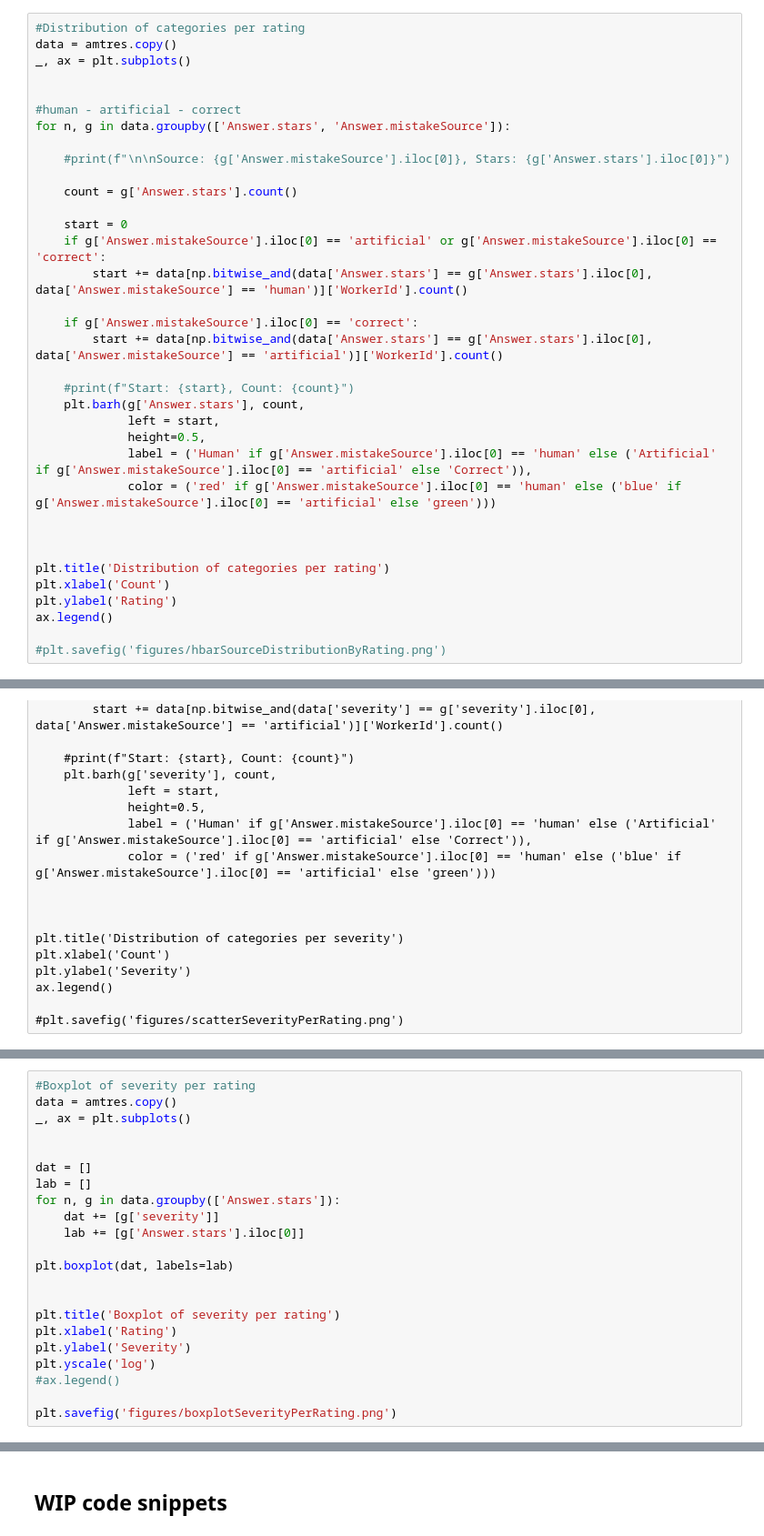
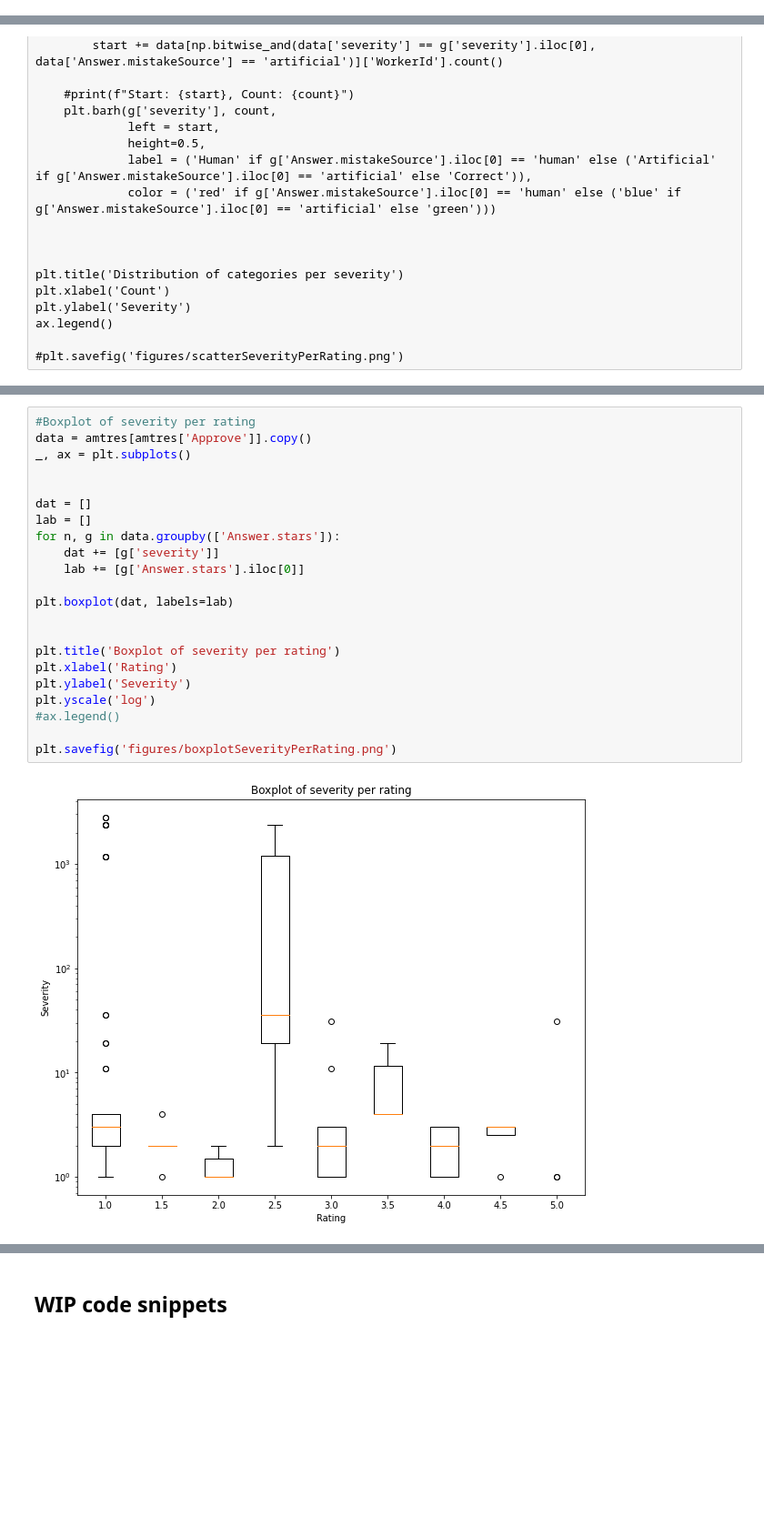
Before and after one commit to Malspherus/AmbiVec, a Jupyter notebook: main.ipynb, the cells around one changed output, grey strips where cells are left out. Shown at 91% size. Drawn from its saved outputs; the diff is of its cells as text; blank space fills up the shorter version.

```diff
--- a/main.ipynb
+++ b/main.ipynb
@@ -1238,35 +1400,0 @@ plt.savefig('figures/hbarSourceDistributionByRating.png')
-# %%
-#Distribution of categories per rating
-data = amtres.copy()
-_, ax = plt.subplots()
-
-
-#human - artificial - correct
-for n, g in data.groupby(['Answer.stars', 'Answer.mistakeSource']):
-
-    #print(f"\n\nSource: {g['Answer.mistakeSource'].iloc[0]}, Stars: {g['Answer.stars'].iloc[0]}")
-
-    count = g['Answer.stars'].count()
-
-    start = 0
-    if g['Answer.mistakeSource'].iloc[0] == 'artificial' or g['Answer.mistakeSource'].iloc[0] == 'correct':
-        start += data[np.bitwise_and(data['Answer.stars'] == g['Answer.stars'].iloc[0], data['Answer.mistakeSource'] == 'human')]['WorkerId'].count()
-
-    if g['Answer.mistakeSource'].iloc[0] == 'correct':
-        start += data[np.bitwise_and(data['Answer.stars'] == g['Answer.stars'].iloc[0], data['Answer.mistakeSource'] == 'artificial')]['WorkerId'].count()
-
-    #print(f"Start: {start}, Count: {count}")
-    plt.barh(g['Answer.stars'], count,
-             left = start,
-             height=0.5,
-             label = ('Human' if g['Answer.mistakeSource'].iloc[0] == 'human' else ('Artificial' if g['Answer.mistakeSource'].iloc[0] == 'artificial' else 'Correct')),
-             color = ('red' if g['Answer.mistakeSource'].iloc[0] == 'human' else ('blue' if g['Answer.mistakeSource'].iloc[0] == 'artificial' else 'green')))
-
-
-
-plt.title('Distribution of categories per rating')
-plt.xlabel('Count')
-plt.ylabel('Rating')
-ax.legend()
-
-#plt.savefig('figures/hbarSourceDistributionByRating.png')
@@ -1326,25 +1552,27 @@ amtres[['Answer.stars', 'WorkTimeInSeconds', 'severity', 'Input.method', 'Input.
 # %%
 #Boxplot of severity per rating
-data = amtres.copy()
+data = amtres[amtres['Approve']].copy()
 _, ax = plt.subplots()
 
 
 dat = []
 lab = []
 for n, g in data.groupby(['Answer.stars']):
     dat += [g['severity']]
     lab += [g['Answer.stars'].iloc[0]]
 
 plt.boxplot(dat, labels=lab)
 
 
 plt.title('Boxplot of severity per rating')
 plt.xlabel('Rating')
 plt.ylabel('Severity')
 plt.yscale('log')
 #ax.legend()
 
 plt.savefig('figures/boxplotSeverityPerRating.png')
+# %% [output]
+[figure, added]
 # %% [raw]
 #Boxplot of severity per worktime
 data = amtres.copy()
```
Also changed, not shown: parts of 36 cells of this notebook.
